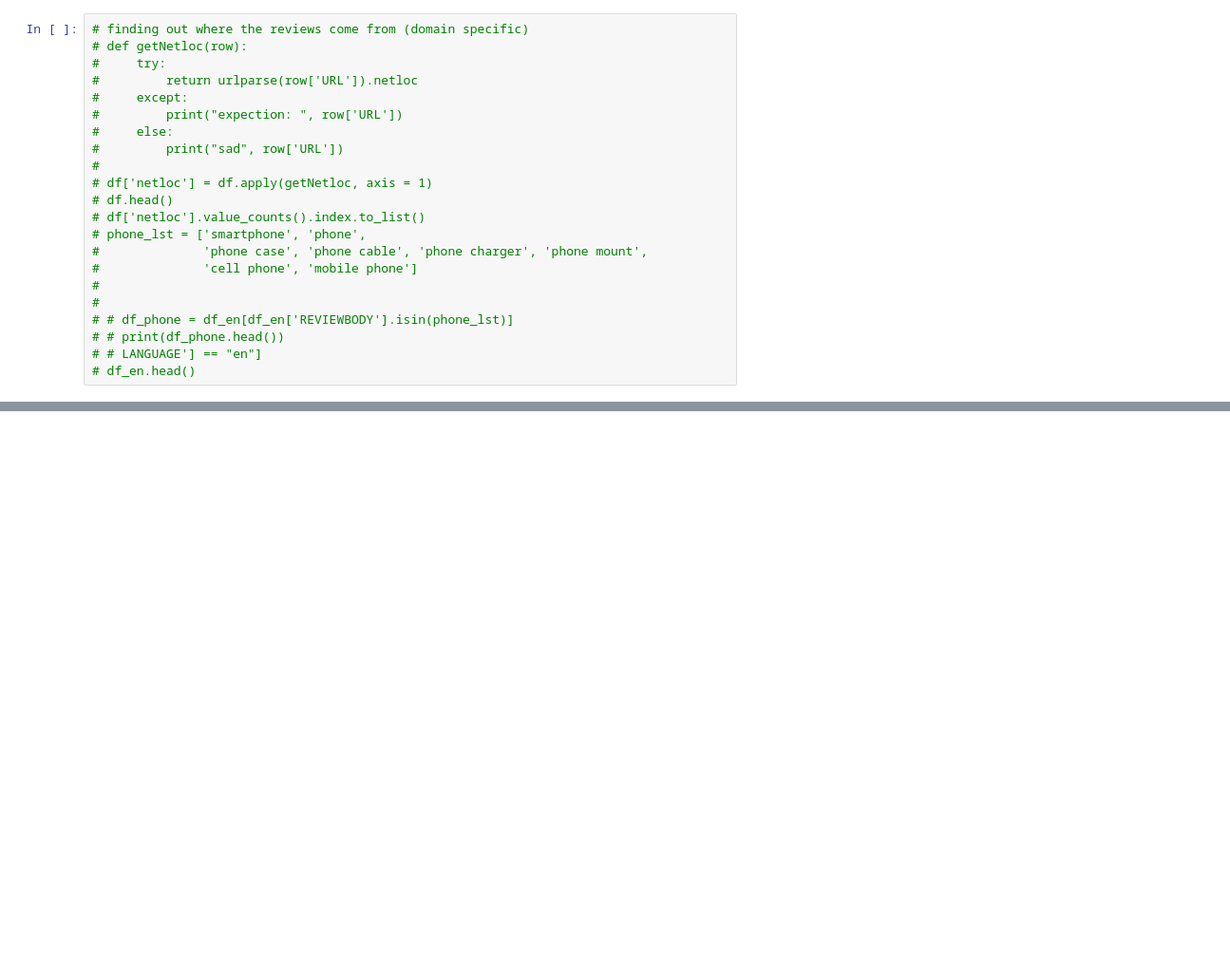
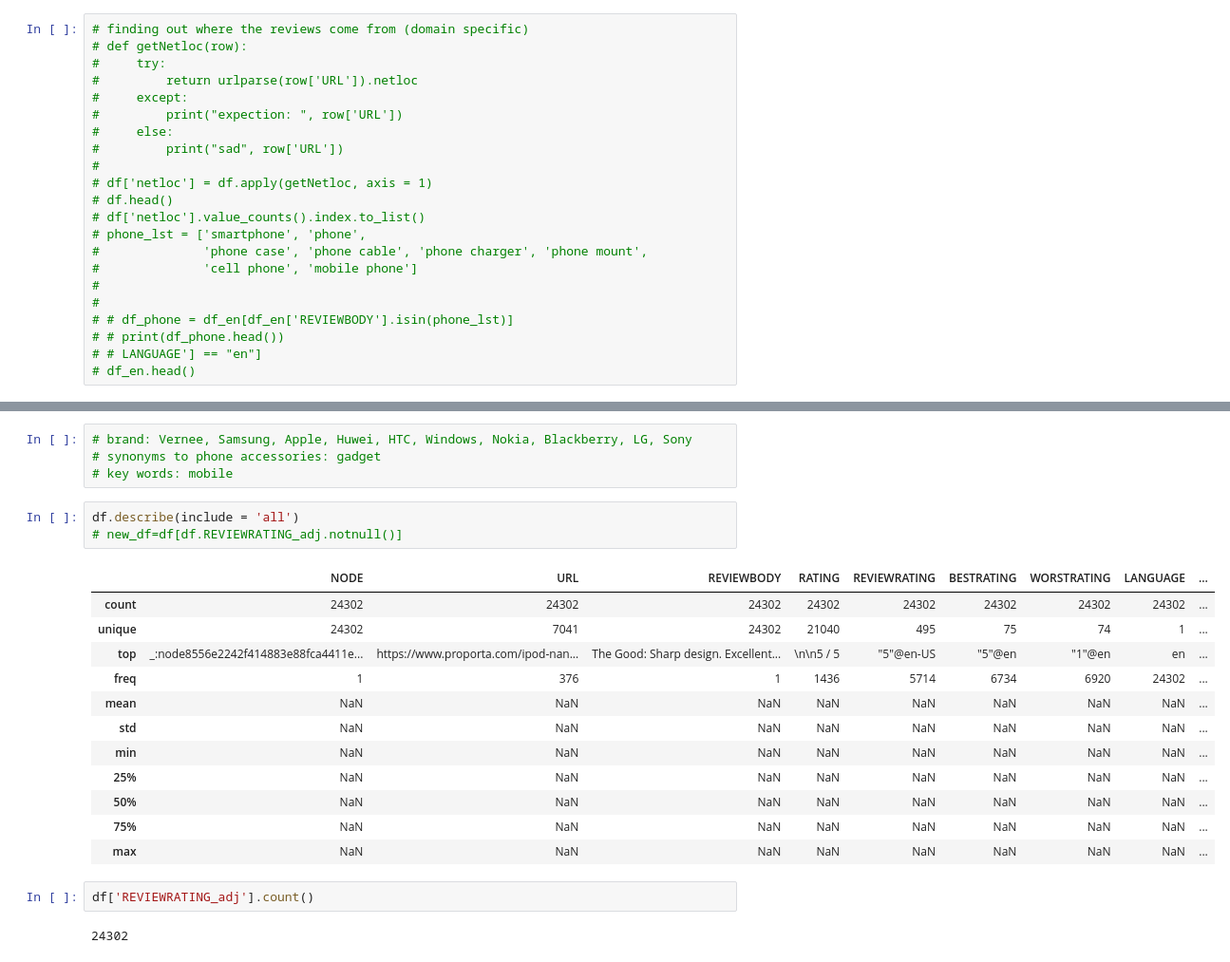
Before and after one commit to PhuongAnhMannheim/Master, a Jupyter notebook: Profiling/Profiling.ipynb, the cells around one changed output, grey strips where cells are left out. Shown: that part at 95% size. Cells and saved outputs as stored; diff of their text form; blank space fills up the shorter version.

```diff
--- a/Profiling/Profiling.ipynb
+++ b/Profiling/Profiling.ipynb
@@ -229,0 +316,24 @@ df.to_csv('../Data/movie_reviews.csv')
+# %%
+# brand: Vernee, Samsung, Apple, Huwei, HTC, Windows, Nokia, Blackberry, LG, Sony
+# synonyms to phone accessories: gadget
+# key words: mobile
+# %%
+df.describe(include = 'all')
+# new_df=df[df.REVIEWRATING_adj.notnull()]
+# %% [output]
+|  | NODE | URL | REVIEWBODY | RATING | REVIEWRATING | BESTRATING | WORSTRATING | LANGUAGE | ... |
+| count | 24302 | 24302 | 24302 | 24302 | 24302 | 24302 | 24302 | 24302 | ... |
+| unique | 24302 | 7041 | 24302 | 21040 | 495 | 75 | 74 | 1 | ... |
+| top | _:node8556e2242f414883e88fca4411e... | https://www.proporta.com/ipod-nan... | The Good: Sharp design. Excellent... | \n\n5 / 5 | "5"@en-US | "5"@en | "1"@en | en | ... |
+| freq | 1 | 376 | 1 | 1436 | 5714 | 6734 | 6920 | 24302 | ... |
+| mean | NaN | NaN | NaN | NaN | NaN | NaN | NaN | NaN | ... |
+| std | NaN | NaN | NaN | NaN | NaN | NaN | NaN | NaN | ... |
+| min | NaN | NaN | NaN | NaN | NaN | NaN | NaN | NaN | ... |
+| 25% | NaN | NaN | NaN | NaN | NaN | NaN | NaN | NaN | ... |
+| 50% | NaN | NaN | NaN | NaN | NaN | NaN | NaN | NaN | ... |
+| 75% | NaN | NaN | NaN | NaN | NaN | NaN | NaN | NaN | ... |
+| max | NaN | NaN | NaN | NaN | NaN | NaN | NaN | NaN | ... |
+# %%
+df['REVIEWRATING_adj'].count()
+# %% [output]
+24302
```
Also changed, not shown: parts of 14 cells of this notebook, 7 other files.
